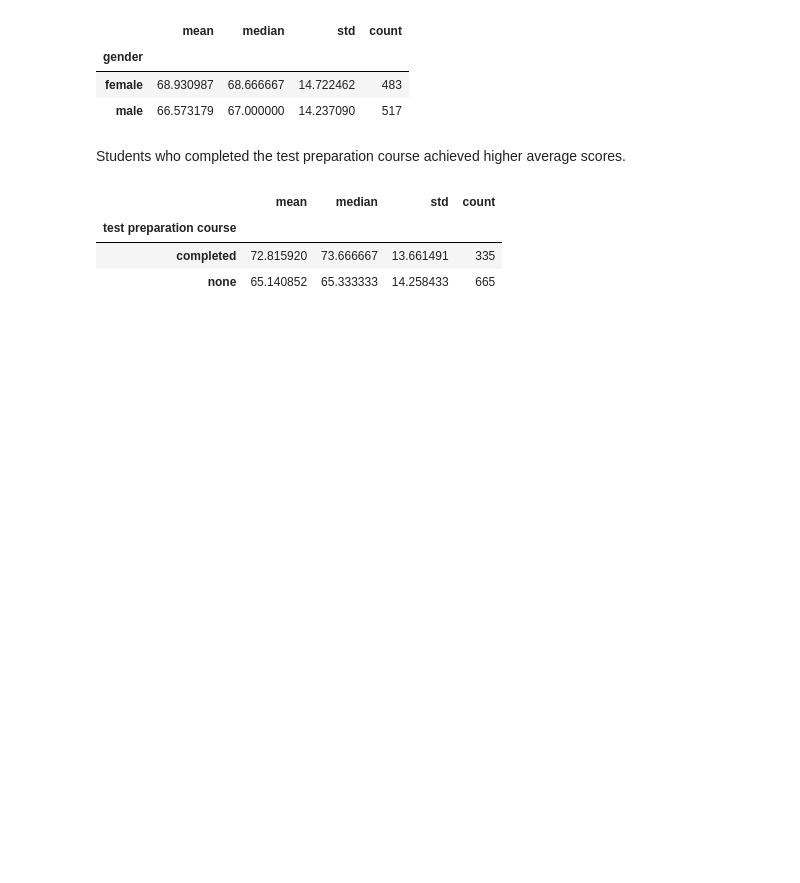
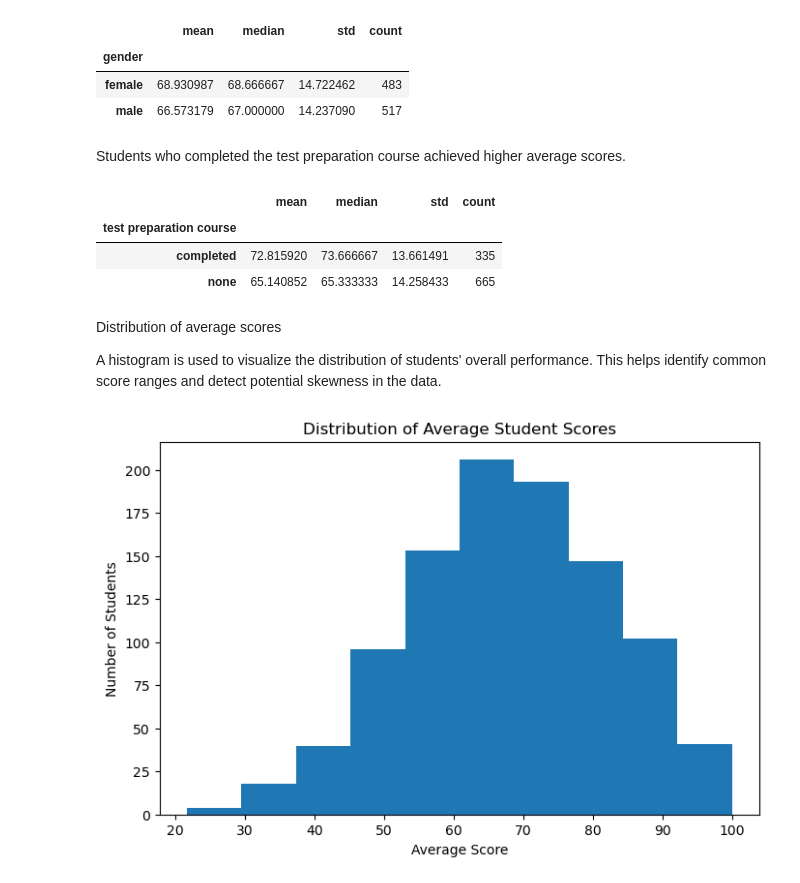
Before and after one commit to Amiralious/student-scores-analysis, a Jupyter notebook: analysis.ipynb, the cells around one changed output. Cells and saved outputs as stored; diff of their text form; code cells hidden in the pictures; blank space fills up the shorter version.

Commit message:
Add histogram and boxplot to visualize distribution and compare average score by gender

```diff
--- a/analysis.ipynb
+++ b/analysis.ipynb
@@ -127,3 +127,19 @@ prep_stats
 | test preparation course |  |  |  |  |
 | completed | 72.815920 | 73.666667 | 13.661491 | 335 |
 | none | 65.140852 | 65.333333 | 14.258433 | 665 |
+# %% [markdown]
+Distribution of average scores
+
+A histogram is used to visualize the distribution of students' overall performance.
+This helps identify common score ranges and detect potential skewness in the data.
+# %%
+import matplotlib.pyplot as plt
+
+plt.figure(figsize=(8, 5))
+plt.hist(df["average_score"], bins=10)
+plt.xlabel("Average Score")
+plt.ylabel("Number of Students")
+plt.title("Distribution of Average Student Scores")
+plt.show()
+# %% [output]
+[figure, added]
```
Also changed, not shown: parts of 3 cells of this notebook.
